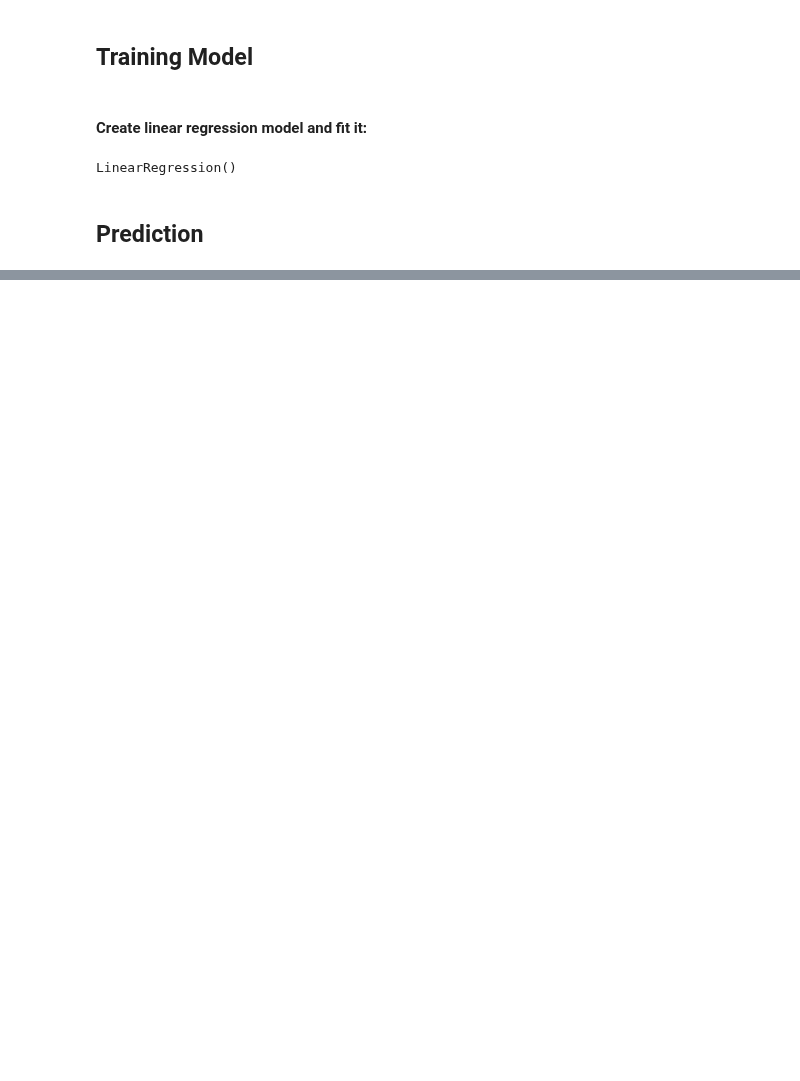
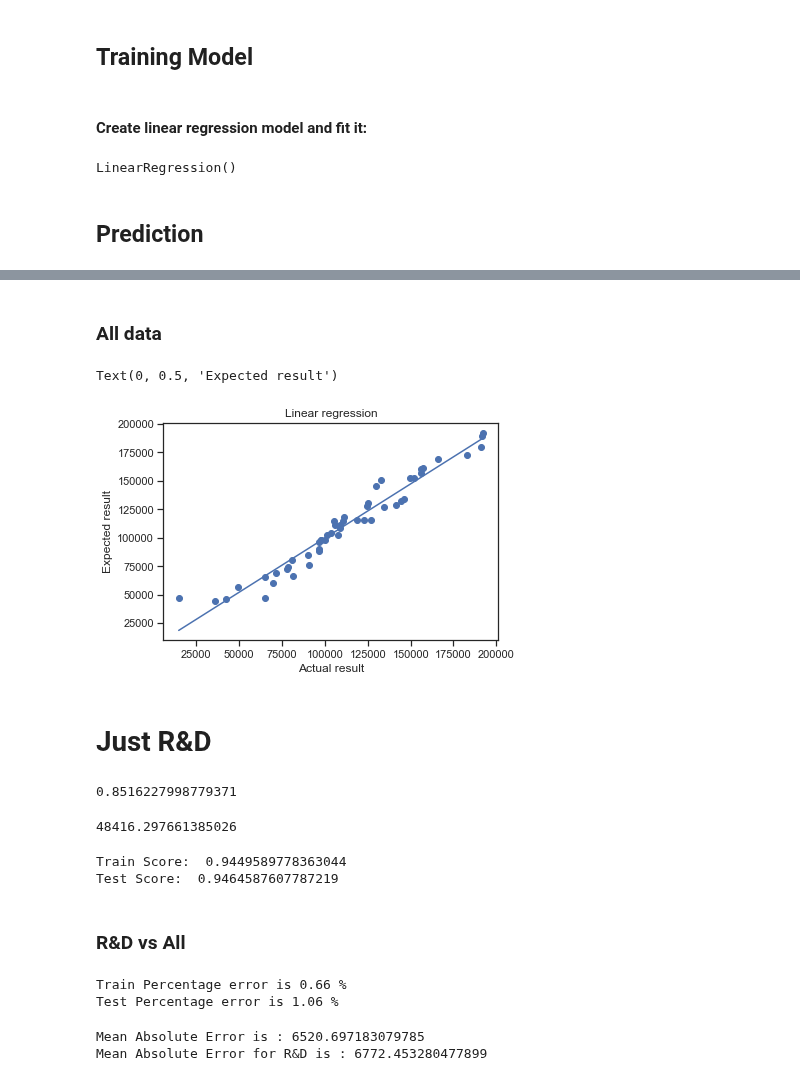
Before and after one commit to EdemBey/ML, a Jupyter notebook: line.ipynb, the cells around one changed output, grey strips where cells are left out. Drawn from its saved outputs; the diff is of its cells as text; code cells hidden in the pictures; blank space fills up the shorter version.

Commit message:
Fixing Score + R&D
Check if just keeping R&D feature, will improve our model accuracy

```diff
--- a/line.ipynb
+++ b/line.ipynb
@@ -162,0 +206,15 @@ Text(0, 0.5, 'Expected result')
+# %% [markdown]
+### All data
+# %%
+y_pred_all = regressor.predict(x)
+plt.scatter(y, y_pred_all)
+plt.plot(np.unique(y), np.poly1d(np.polyfit(y, y_pred_all, 1))(np.unique(y)))
+
+plt.title('Linear regression')
+plt.xlabel('Actual result')
+plt.ylabel('Expected result')
+# %% [output]
+Text(0, 0.5, 'Expected result')
+[figure, added]
+# %% [markdown]
+# Just R&D
@@ -162,0 +231,37 @@ Text(0, 0.5, 'Expected result')
+# %%
+slope = RDregression.coef_[0]
+slope
+# %% [output]
+0.8516227998779371
+# %%
+intercept = RDregression.intercept_
+intercept
+# %% [output]
+48416.297661385026
+# %%
+RDscoreTrain = RDregression.score(np.array(RD_train).reshape(-1,1), RDy_train)
+RDscoreTest = RDregression.score(np.array(RD_test).reshape(-1,1), RDy_test)
+
+print('Train Score: ', RDscoreTrain)
+print('Test Score: ', RDscoreTest)
+# %% [output]
+Train Score:  0.9449589778363044
+Test Score:  0.9464587607787219
+# %% [markdown]
+### R&D vs All
+# %%
+print("Train Percentage error is", round(abs(training_data_model_score - RDscoreTrain)*100,2),"%")
+print("Test Percentage error is", round(abs(testing_data_model_score - RDscoreTest)*100,2),"%")
+# %% [output]
+Train Percentage error is 0.66 %
+Test Percentage error is 1.06 %
+# %%
+from sklearn.metrics import mean_absolute_error
+
+mae = mean_absolute_error(y_pred, y_test)
+RDmae = mean_absolute_error(RD_pred, RDy_test)
+print("Mean Absolute Error is :" ,mae)
+print("Mean Absolute Error for R&D is :" ,RDmae)
+# %% [output]
+Mean Absolute Error is : 6520.697183079785
+Mean Absolute Error for R&D is : 6772.453280477899
```
Also changed, not shown: parts of 16 cells of this notebook.
